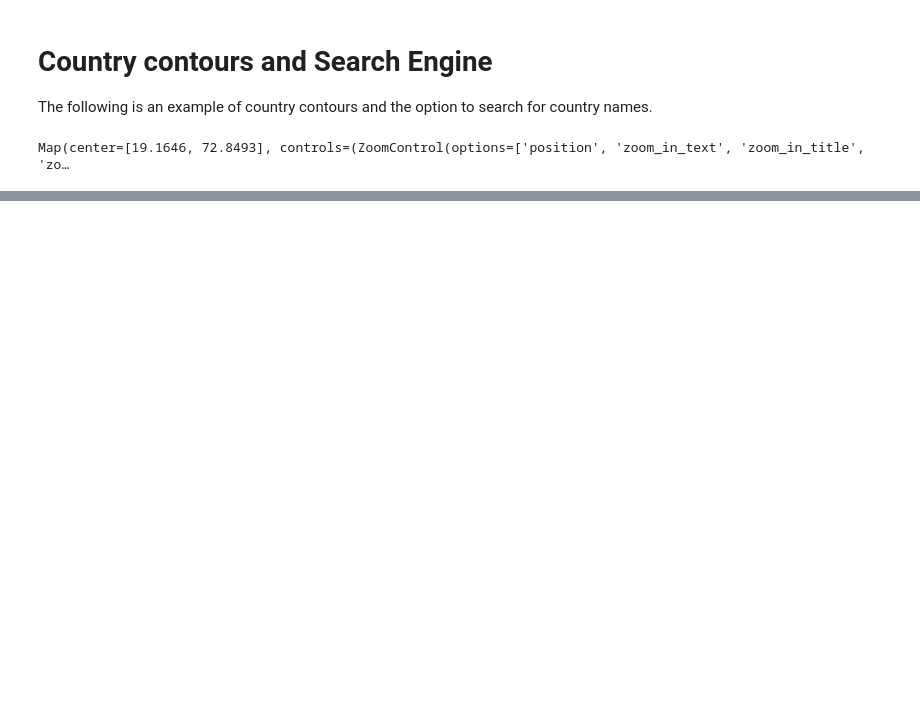
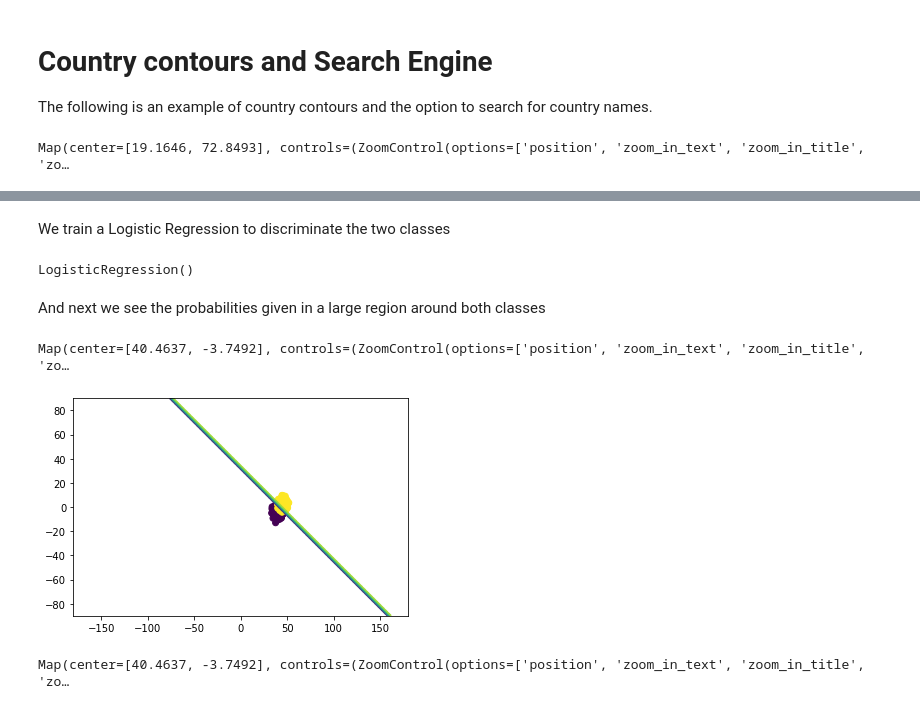
Before and after one commit to IntelligentSystemsLaboratory/Computer-Says-I-Dont-Know, a Jupyter notebook: Template.ipynb, the cells around one changed output, grey strips where cells are left out. Cells and saved outputs as stored; diff of their text form; code cells hidden in the pictures; blank space fills up the shorter version.

Commit message:
Added contour lines

```diff
--- a/Template.ipynb
+++ b/Template.ipynb
@@ -408,0 +565,76 @@ Map(center=[19.1646, 72.8493], controls=(ZoomControl(options=['position', 'zoom_
+# %% [markdown]
+We train a Logistic Regression to discriminate the two classes
+# %%
+from sklearn.linear_model import LogisticRegression
+from sklearn.ensemble import RandomForestClassifier
+
+x = np.vstack((x_class_0, x_class_1))
+y = np.squeeze(np.vstack((y_class_0, y_class_1)))
+
+clf = LogisticRegression()
+#clf = RandomForestClassifier()
+clf.fit(x, y)
+# %% [output]
+LogisticRegression()
+# %% [markdown]
+And next we see the probabilities given in a large region around both classes
+# %%
+nlon, nlat = (200, 200)
+lon = np.linspace(-180, 180, nlon)
+lat = np.linspace(-90, 90, nlat)
+lonv, latv = np.meshgrid(lon, lat, indexing='ij')
+center = (40.4637, -3.7492)
+
+# FIXME Use the predicted probabilities
+probs = clf.predict_proba(np.hstack((lonv.reshape(-1,1), latv.reshape(-1,1))))
+#probs = np.log((center -np.hstack((lonv.reshape(-1, 1), latv.reshape(-1,1))))**2)/100
+#probs = np.hstack((probs, -1*probs))
+
+
+m = Map(center=center, zoom=4)
+
+for c, gradient in enumerate([{0.0: 'blue', 1.0: 'red'},
+                              {0.0: 'red', 1.0: 'blue'}]):
+    location_prob_c1 = probs[:,c].reshape(lonv.shape)*100 # FIXME If I select a value between 0 and 1, the color is barely visible
+
+    heatmap = Heatmap(
+        locations=[[latv[i,j], lonv[i,j], location_prob_c1[i,j]] for i in range(nlon) for j in range(nlat)],
+        radius=30,
+        gradient=gradient,
+        min_opacity=0.0,
+    )
+
+    m.add_layer(heatmap);
+
+
+display(m)
+# %% [output]
+Map(center=[40.4637, -3.7492], controls=(ZoomControl(options=['position', 'zoom_in_text', 'zoom_in_title', 'zo…
+# %%
+# Another option for interactive plots
+#import mpld3
+#mpld3.enable_notebook()
+plt.scatter(x[:,0], x[:,1], c=y)
+cs = plt.contour(lonv,latv,location_prob_c1) #  , [0.2, 0.5, 0.8])
+plt.show()
+#cs.collections[0].get_paths()
+# %% [output]
+[figure, added]
+# %%
+from ipyleaflet import Map, Polyline
+
+m = Map(center=(40.4637, -3.7492), zoom=4)
+
+for i, collection in enumerate(cs.collections):
+    if collection.get_paths():
+        path = collection.get_paths()[0].vertices.tolist()
+        line = Polyline(
+            locations=path,
+                color=linear.RdBu_05(i/len(cs.collections)),
+                fill=False
+            )
+        m.add_layer(line)
+
+m
+# %% [output]
+Map(center=[40.4637, -3.7492], controls=(ZoomControl(options=['position', 'zoom_in_text', 'zoom_in_title', 'zo…
```
Also changed, not shown: parts of 18 cells of this notebook, 1 other file.
